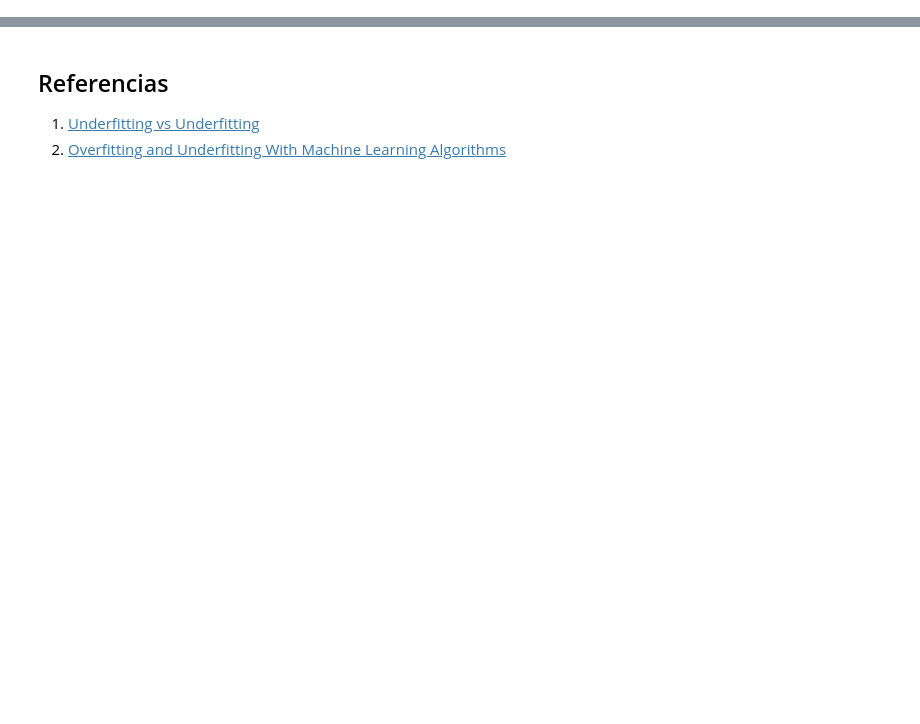
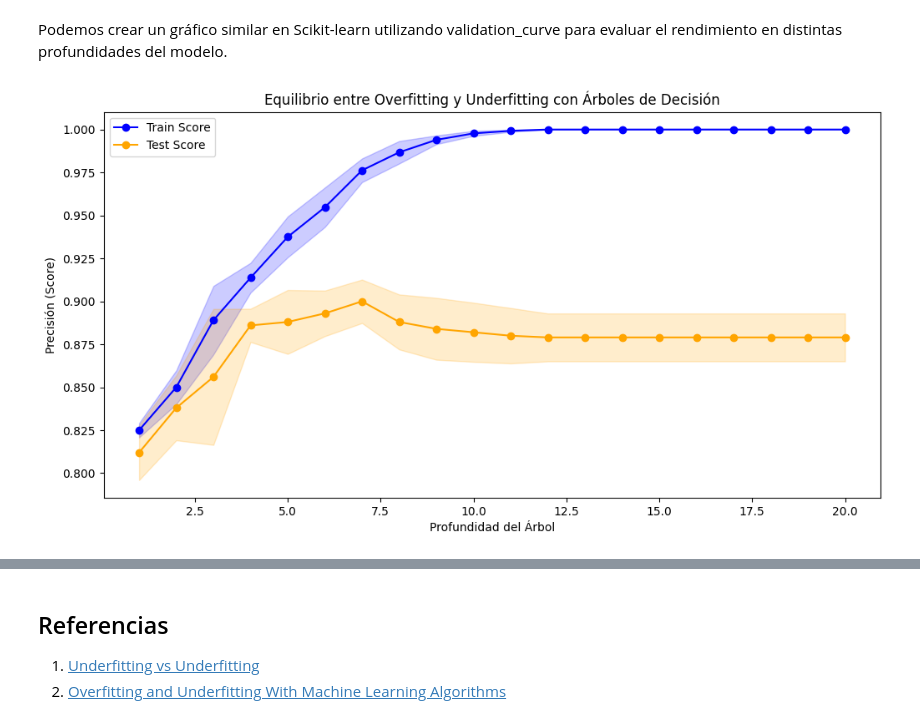
Before and after one commit to fralfaro/MAT281_2024, a Jupyter notebook: docs/lectures/machine_learning/over_01.ipynb, the cells around one changed output, grey strips where cells are left out. Saved outputs shown, nothing was run; the diff lists cells and outputs as text; code cells hidden in the pictures; blank space fills up the shorter version.

```diff
--- a/docs/lectures/machine_learning/over_01.ipynb
+++ b/docs/lectures/machine_learning/over_01.ipynb
@@ -218,0 +177,52 @@ plt.show()
+# %% [markdown]
+Podemos crear un gráfico similar en Scikit-learn utilizando validation_curve para evaluar el rendimiento en distintas profundidades del modelo.
+# %%
+# Librerías
+from sklearn.datasets import make_classification
+from sklearn.tree import DecisionTreeClassifier
+from sklearn.model_selection import train_test_split, validation_curve
+import matplotlib.pyplot as plt
+import numpy as np
+import pandas as pd
+
+# Generar conjunto de datos
+X, y = make_classification(n_samples=1000, n_features=10, n_informative=5, n_redundant=5, random_state=42)
+
+# Dividir el conjunto de datos en entrenamiento y prueba
+x_train, x_test, y_train, y_test = train_test_split(X, y, test_size=0.3, random_state=42)
+
+# Rango de profundidades a evaluar
+param_range = np.arange(1, 21)
+
+# Obtener scores de validación para distintas profundidades de árbol
+train_scores, test_scores = validation_curve(
+    DecisionTreeClassifier(random_state=42),
+    X, y,
+    param_name="max_depth",
+    param_range=param_range,
+    cv=5,  # Número de particiones para validación cruzada
+    scoring="accuracy"
+)
+
+# Calcular promedio y desviación estándar de los scores
+train_scores_mean = np.mean(train_scores, axis=1)
+train_scores_std = np.std(train_scores, axis=1)
+test_scores_mean = np.mean(test_scores, axis=1)
+test_scores_std = np.std(test_scores, axis=1)
+
+# Graficar resultados
+plt.figure(figsize=(12, 6))
+plt.plot(param_range, train_scores_mean, label="Train Score", color="blue", marker='o')
+plt.fill_between(param_range, train_scores_mean - train_scores_std,
+                 train_scores_mean + train_scores_std, alpha=0.2, color="blue")
+plt.plot(param_range, test_scores_mean, label="Test Score", color="orange", marker='o')
+plt.fill_between(param_range, test_scores_mean - test_scores_std,
+                 test_scores_mean + test_scores_std, alpha=0.2, color="orange")
+
+plt.xlabel("Profundidad del Árbol")
+plt.ylabel("Precisión (Score)")
+plt.title("Equilibrio entre Overfitting y Underfitting con Árboles de Decisión")
+plt.legend()
+plt.show()
+# %% [output]
+[figure, added]
```
Also changed, not shown: parts of 25 cells of this notebook, 3 other files.
